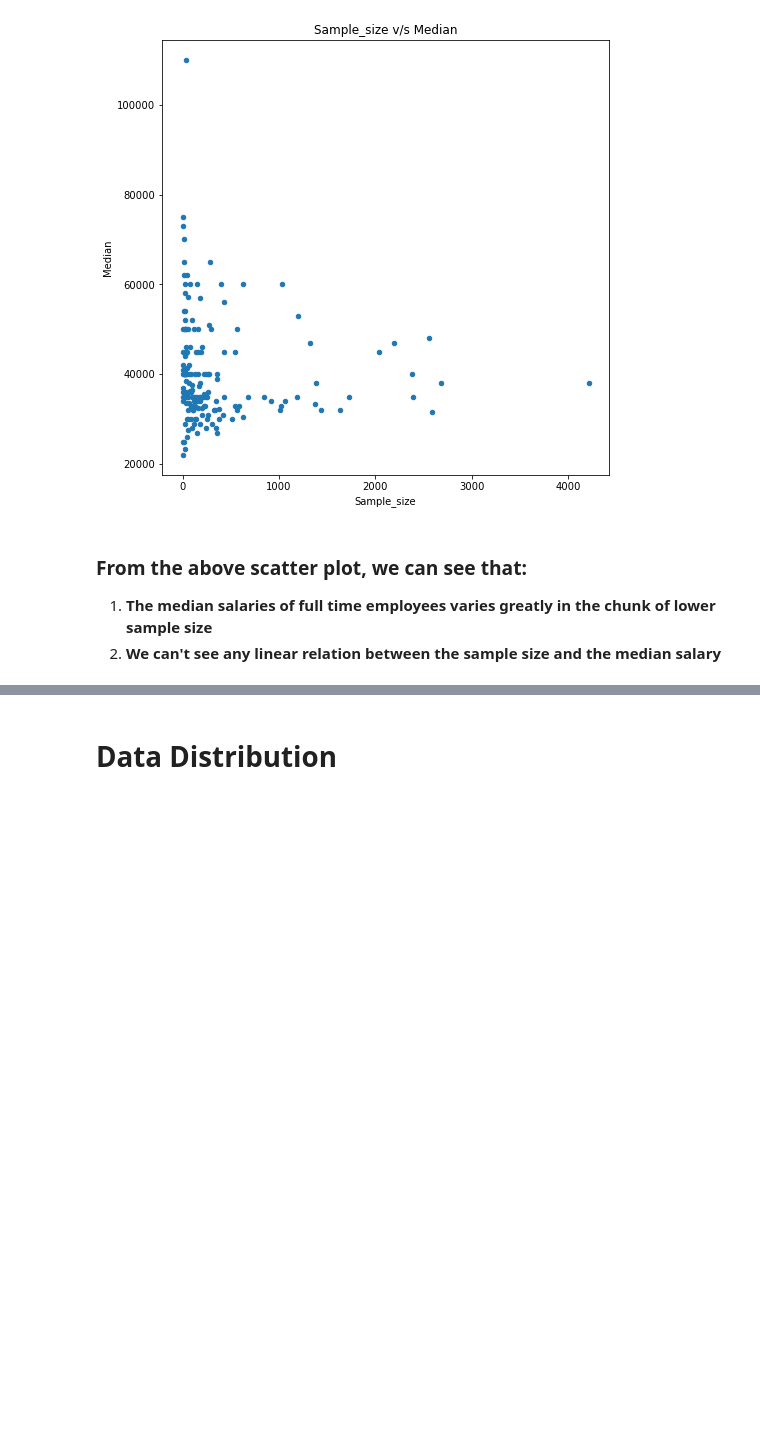
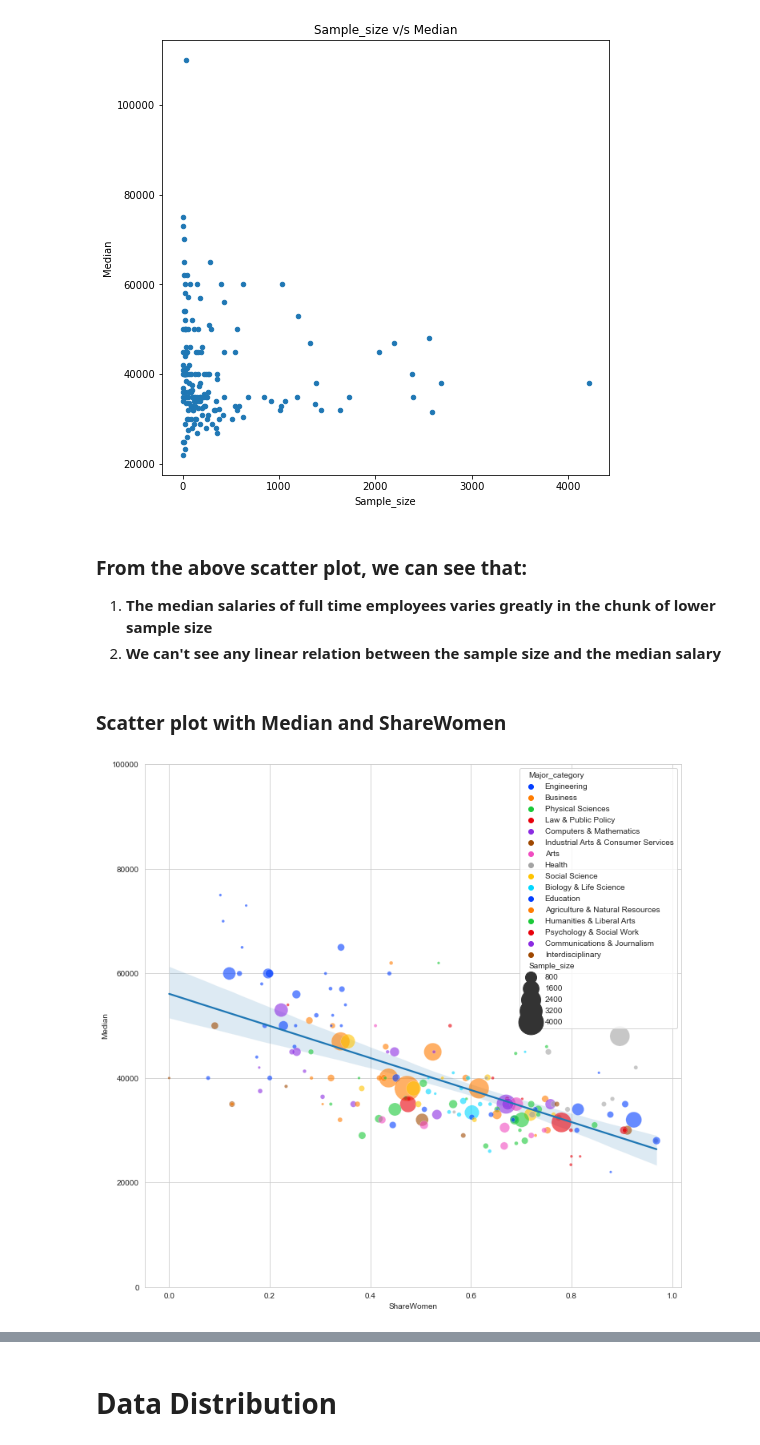
Before and after one commit to puneettokhi/CMPE255, a Jupyter notebook: college_major_analysis.ipynb, the cells around one changed output, grey strips where cells are left out. Saved outputs shown, nothing was run; the diff lists cells and outputs as text; code cells hidden in the pictures; blank space fills up the shorter version.

```diff
--- a/college_major_analysis.ipynb
+++ b/college_major_analysis.ipynb
@@ -88,0 +78,10 @@ The dataset 'women-stem.csv' has 76 number of records after removing missing dat
+# %%
+raw_data_count = len(recent_grads_df)
+print("The dataset have {} number of records before removing missing data.".format(raw_data_count))
+
+#drop records with missing values
+recent_grads_df.dropna(inplace = True)
+
+#Now again let's check the no. of records we have
+cleaned_data_count = len(recent_grads_df)
+print("The dataset 'recent-grads.csv' has {} number of records after removing missing data.".format(cleaned_data_count))
@@ -235,3 +282,14 @@ plt.show()
 ### From the above scatter plot, we can see that:
 1. **The median salaries of full time employees varies greatly in the chunk of lower sample size**
 2. **We can't see any linear relation between the sample size and the median salary**
+# %% [markdown]
+### Scatter plot with Median and ShareWomen
+# %%
+plt.figure(figsize=(12,12))
+plt.ylim(0,100000)
+sns.regplot(x='ShareWomen', y='Median', data=recent_grads_df, scatter=False)
+sns.scatterplot(x='ShareWomen', y='Median', data=recent_grads_df, hue='Major_category',
+                size='Sample_size', sizes=(10, 1000), alpha=0.6, palette='bright')
+plt.show()
+# %% [output]
+[figure, added]
```
Also changed, not shown: parts of 18 cells of this notebook.
